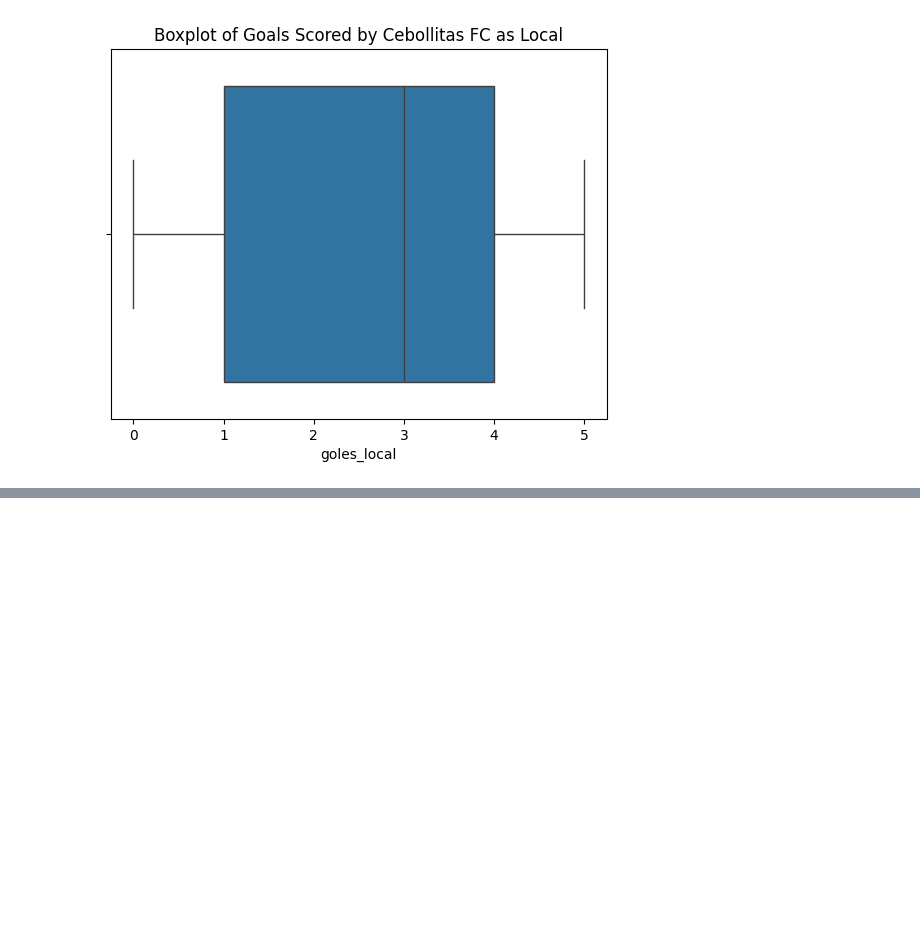
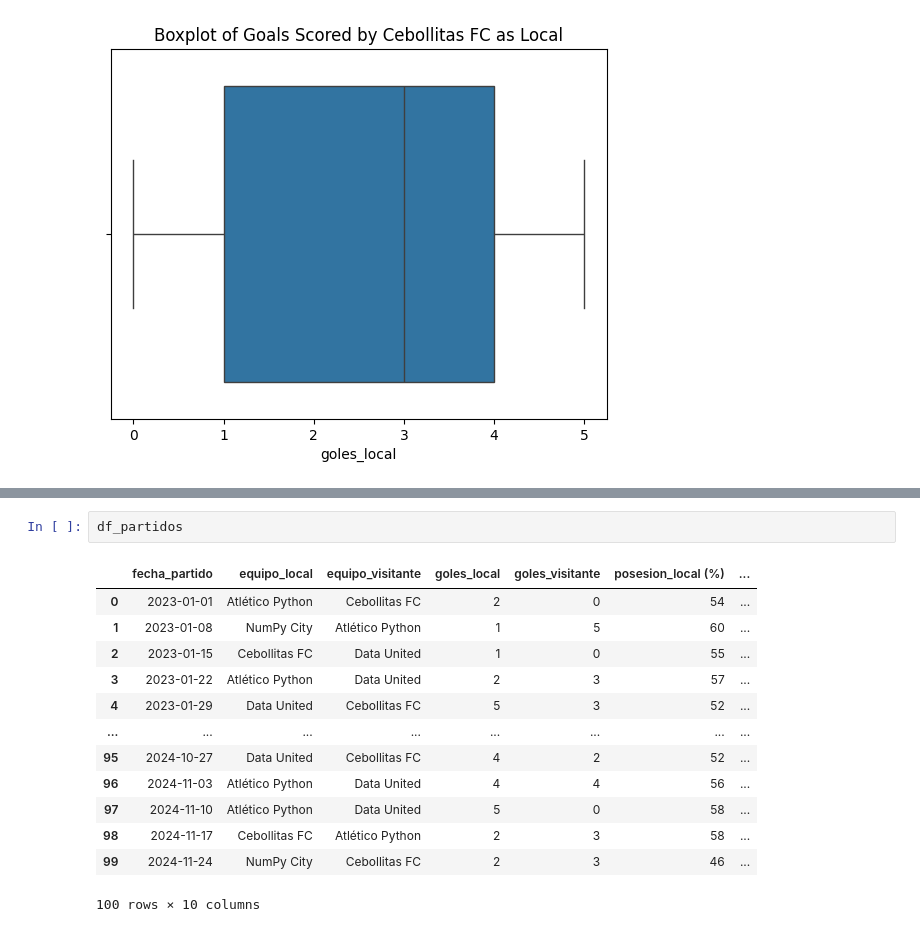
Before and after one commit to oscardbocanegra/learning_platzi, a Jupyter notebook: dataScientistPython/principios_machine_learning/files/03_exploracion_datos.ipynb, the cells around one changed output, grey strips where cells are left out. Saved outputs shown, nothing was run; the diff lists cells and outputs as text; blank space fills up the shorter version.

```diff
--- a/dataScientistPython/principios_machine_learning/files/03_exploracion_datos.ipynb
+++ b/dataScientistPython/principios_machine_learning/files/03_exploracion_datos.ipynb
@@ -60,0 +68,16 @@ plt.show()
+# %%
+df_partidos
+# %% [output]
+|  | fecha_partido | equipo_local | equipo_visitante | goles_local | goles_visitante | posesion_local (%) | ... |
+| 0 | 2023-01-01 | Atlético Python | Cebollitas FC | 2 | 0 | 54 | ... |
+| 1 | 2023-01-08 | NumPy City | Atlético Python | 1 | 5 | 60 | ... |
+| 2 | 2023-01-15 | Cebollitas FC | Data United | 1 | 0 | 55 | ... |
+| 3 | 2023-01-22 | Atlético Python | Data United | 2 | 3 | 57 | ... |
+| 4 | 2023-01-29 | Data United | Cebollitas FC | 5 | 3 | 52 | ... |
+| ... | ... | ... | ... | ... | ... | ... | ... |
+| 95 | 2024-10-27 | Data United | Cebollitas FC | 4 | 2 | 52 | ... |
+| 96 | 2024-11-03 | Atlético Python | Data United | 4 | 4 | 56 | ... |
+| 97 | 2024-11-10 | Atlético Python | Data United | 5 | 0 | 58 | ... |
+| 98 | 2024-11-17 | Cebollitas FC | Atlético Python | 2 | 3 | 58 | ... |
+| 99 | 2024-11-24 | NumPy City | Cebollitas FC | 2 | 3 | 46 | ... |
+100 rows × 10 columns
```
Also changed, not shown: parts of 2 cells of this notebook.
